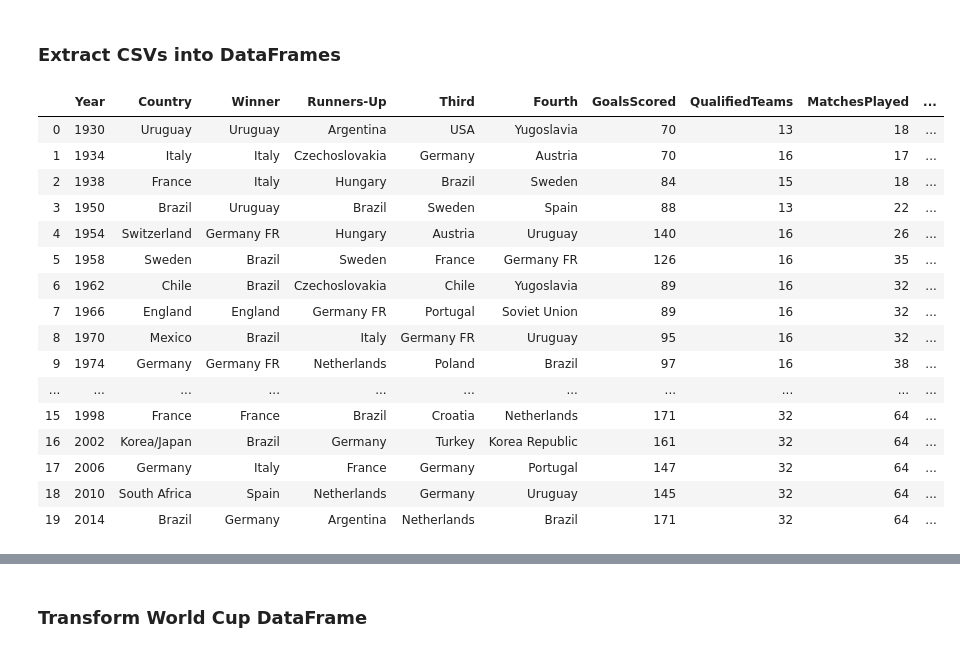
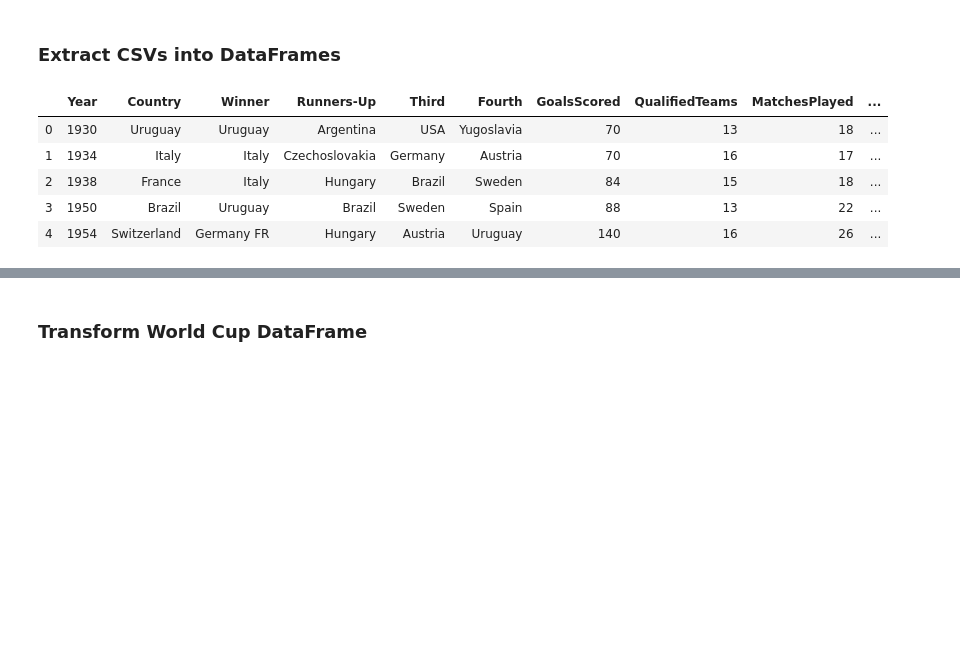
Before and after one commit to dpatel77/FIFA-ETL, a Jupyter notebook: FIFA.ipynb, the cells around one changed output, grey strips where cells are left out. Drawn from its saved outputs; the diff is of its cells as text; code cells hidden in the pictures; blank space fills up the shorter version.

```diff
--- a/FIFA.ipynb
+++ b/FIFA.ipynb
@@ -13,28 +11,17 @@ import config
 # %%
 #https://www.kaggle.com/abecklas/fifa-world-cup/version/5#WorldCups.csv
 #All the countries that have hosted the world cup from the first one until 2014
 #world = "\\Users\dharti.patel\Documents\Repositories\ETL-project\Resources\WorldCups.csv"
 world = "Resources/WorldCups.csv"
 world_df = pd.read_csv(world)
-world_df
+world_df.head()
 # %% [output]
 |  | Year | Country | Winner | Runners-Up | Third | Fourth | GoalsScored | QualifiedTeams | MatchesPlayed | ... |
 | 0 | 1930 | Uruguay | Uruguay | Argentina | USA | Yugoslavia | 70 | 13 | 18 | ... |
 | 1 | 1934 | Italy | Italy | Czechoslovakia | Germany | Austria | 70 | 16 | 17 | ... |
 | 2 | 1938 | France | Italy | Hungary | Brazil | Sweden | 84 | 15 | 18 | ... |
 | 3 | 1950 | Brazil | Uruguay | Brazil | Sweden | Spain | 88 | 13 | 22 | ... |
 | 4 | 1954 | Switzerland | Germany FR | Hungary | Austria | Uruguay | 140 | 16 | 26 | ... |
-| 5 | 1958 | Sweden | Brazil | Sweden | France | Germany FR | 126 | 16 | 35 | ... |
-| 6 | 1962 | Chile | Brazil | Czechoslovakia | Chile | Yugoslavia | 89 | 16 | 32 | ... |
-| 7 | 1966 | England | England | Germany FR | Portugal | Soviet Union | 89 | 16 | 32 | ... |
-| 8 | 1970 | Mexico | Brazil | Italy | Germany FR | Uruguay | 95 | 16 | 32 | ... |
-| 9 | 1974 | Germany | Germany FR | Netherlands | Poland | Brazil | 97 | 16 | 38 | ... |
-| ... | ... | ... | ... | ... | ... | ... | ... | ... | ... | ... |
-| 15 | 1998 | France | France | Brazil | Croatia | Netherlands | 171 | 32 | 64 | ... |
-| 16 | 2002 | Korea/Japan | Brazil | Germany | Turkey | Korea Republic | 161 | 32 | 64 | ... |
-| 17 | 2006 | Germany | Italy | France | Germany | Portugal | 147 | 32 | 64 | ... |
-| 18 | 2010 | South Africa | Spain | Netherlands | Germany | Uruguay | 145 | 32 | 64 | ... |
-| 19 | 2014 | Brazil | Germany | Argentina | Netherlands | Brazil | 171 | 32 | 64 | ... |
 # %%
 #https://www.kaggle.com/stefanoleone992/fifa-20-complete-player-dataset#players_20.csv
 #"Every player available in FIFA 15, 16, 17, 18, 19, and also FIFA 20"
```
Also changed, not shown: parts of 17 cells of this notebook, 4 other files.
